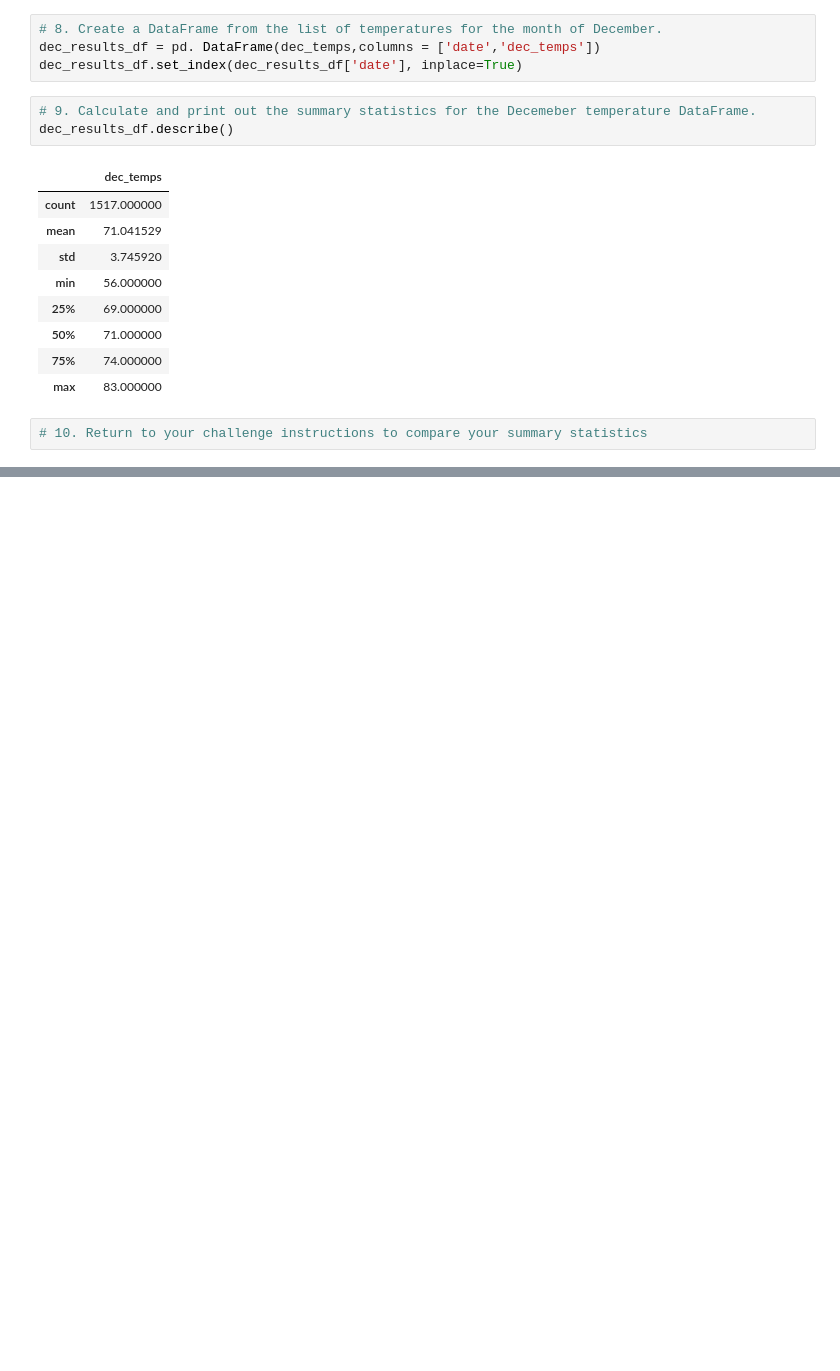
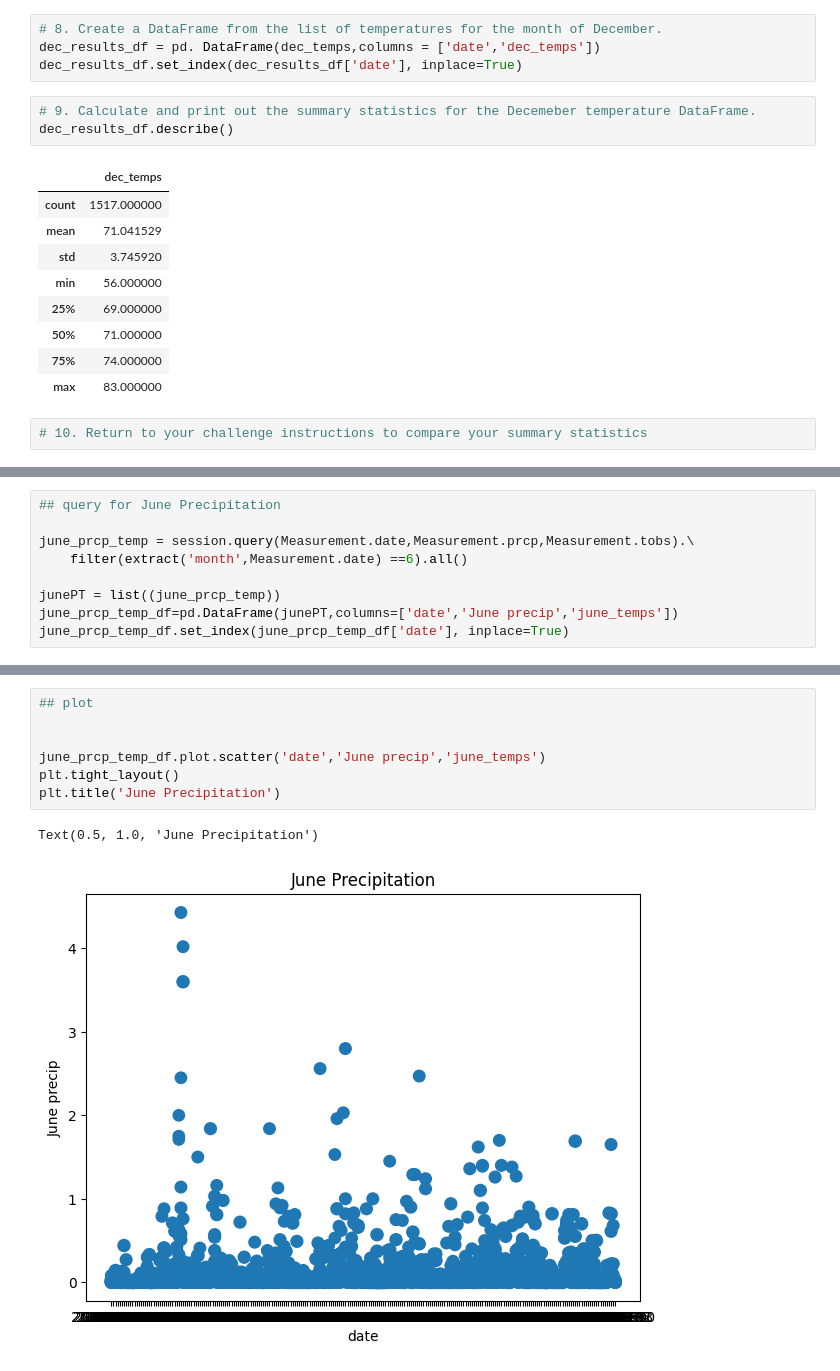
Before and after one commit to sahithig1/surfs_up, a Jupyter notebook: SurfsUp_Challenge_starter_code.ipynb, the cells around one changed output, grey strips where cells are left out. Cells and saved outputs as stored; diff of their text form; blank space fills up the shorter version.

```diff
--- a/SurfsUp_Challenge_starter_code.ipynb
+++ b/SurfsUp_Challenge_starter_code.ipynb
@@ -89,0 +92,9 @@ dec_results_df.describe()
+# %%
+## query for June Precipitation
+
+june_prcp_temp = session.query(Measurement.date,Measurement.prcp,Measurement.tobs).\
+    filter(extract('month',Measurement.date) ==6).all()
+
+junePT = list((june_prcp_temp))
+june_prcp_temp_df=pd.DataFrame(junePT,columns=['date','June precip','june_temps'])
+june_prcp_temp_df.set_index(june_prcp_temp_df['date'], inplace=True)
@@ -89,0 +113,10 @@ dec_results_df.describe()
+# %%
+## plot
+
+
+june_prcp_temp_df.plot.scatter('date','June precip','june_temps')
+plt.tight_layout()
+plt.title('June Precipitation')
+# %% [output]
+Text(0.5, 1.0, 'June Precipitation')
+[figure, added]
```
Also changed, not shown: parts of 10 cells of this notebook, 1 other file.
